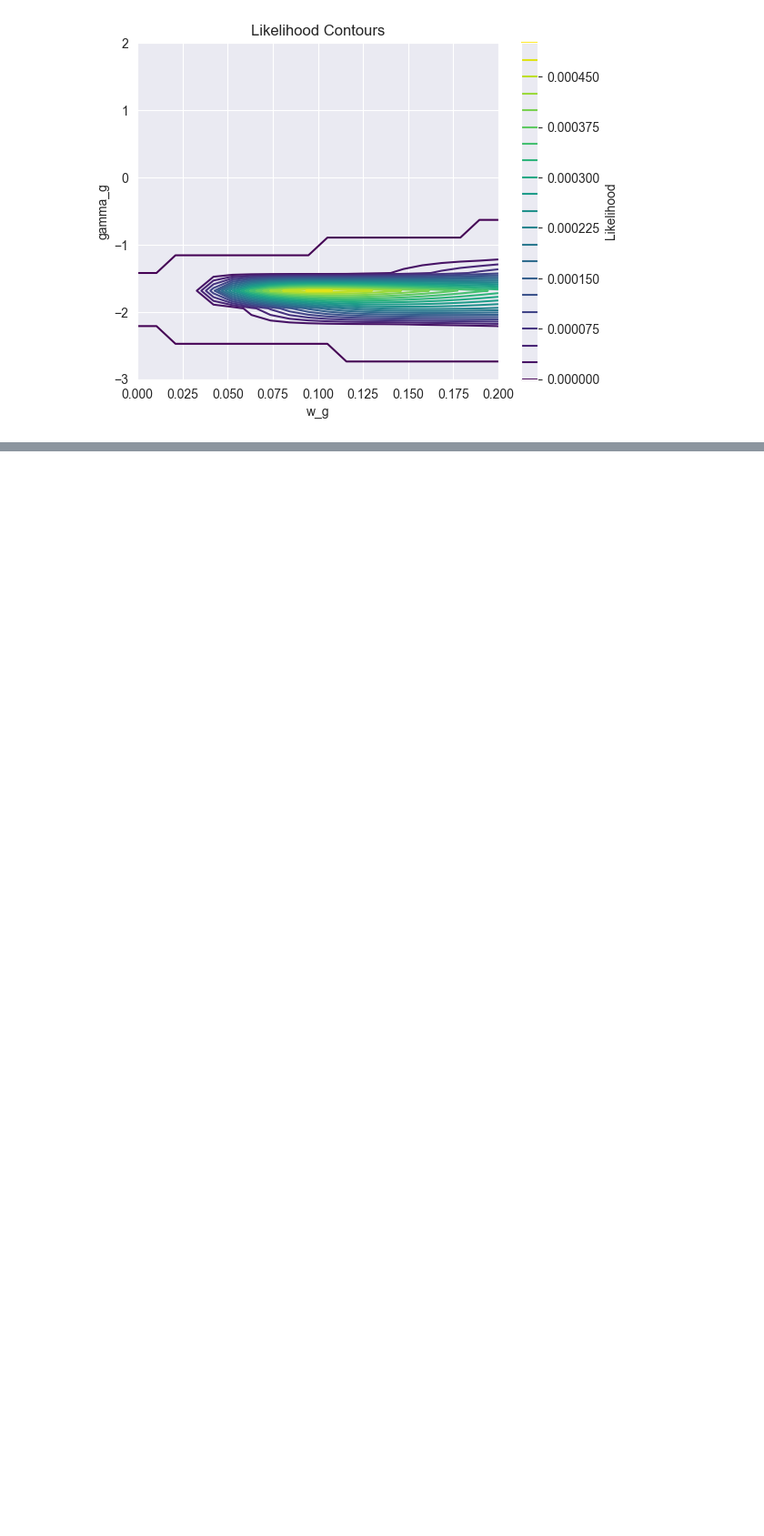
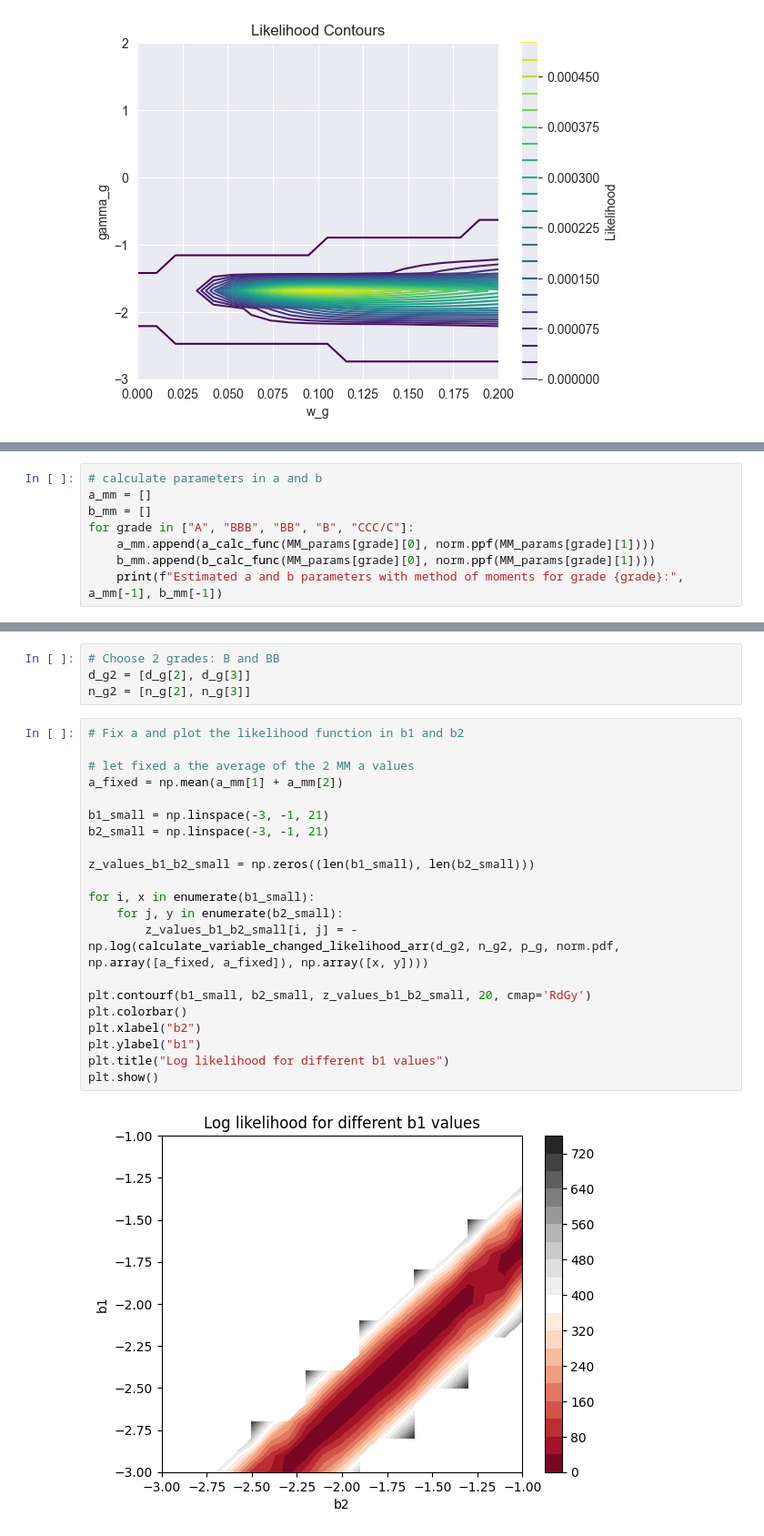
Before and after one commit to PeterKiss18/VasicekPDModel, a Jupyter notebook: MLE_multivariate_plot.ipynb, the cells around one changed output, grey strips where cells are left out. Shown at 91% size. Saved outputs shown, nothing was run; the diff lists cells and outputs as text; blank space fills up the shorter version.

```diff
--- a/MLE_multivariate_plot.ipynb
+++ b/MLE_multivariate_plot.ipynb
@@ -248,0 +307,8 @@ plt.show()
+# %%
+# calculate parameters in a and b
+a_mm = []
+b_mm = []
+for grade in ["A", "BBB", "BB", "B", "CCC/C"]:
+    a_mm.append(a_calc_func(MM_params[grade][0], norm.ppf(MM_params[grade][1])))
+    b_mm.append(b_calc_func(MM_params[grade][0], norm.ppf(MM_params[grade][1])))
+    print(f"Estimated a and b parameters with method of moments for grade {grade}:", a_mm[-1], b_mm[-1])
@@ -248,0 +417,27 @@ plt.show()
+# %%
+# Choose 2 grades: B and BB
+d_g2 = [d_g[2], d_g[3]]
+n_g2 = [n_g[2], n_g[3]]
+# %%
+# Fix a and plot the likelihood function in b1 and b2
+
+# let fixed a the average of the 2 MM a values
+a_fixed = np.mean(a_mm[1] + a_mm[2])
+
+b1_small = np.linspace(-3, -1, 21)
+b2_small = np.linspace(-3, -1, 21)
+
+z_values_b1_b2_small = np.zeros((len(b1_small), len(b2_small)))
+
+for i, x in enumerate(b1_small):
+    for j, y in enumerate(b2_small):
+        z_values_b1_b2_small[i, j] = -np.log(calculate_variable_changed_likelihood_arr(d_g2, n_g2, p_g, norm.pdf, np.array([a_fixed, a_fixed]), np.array([x, y])))
+
+plt.contourf(b1_small, b2_small, z_values_b1_b2_small, 20, cmap='RdGy')
+plt.colorbar()
+plt.xlabel("b2")
+plt.ylabel("b1")
+plt.title("Log likelihood for different b1 values")
+plt.show()
+# %% [output]
+[figure, added]
```
Also changed, not shown: parts of 26 cells of this notebook.
